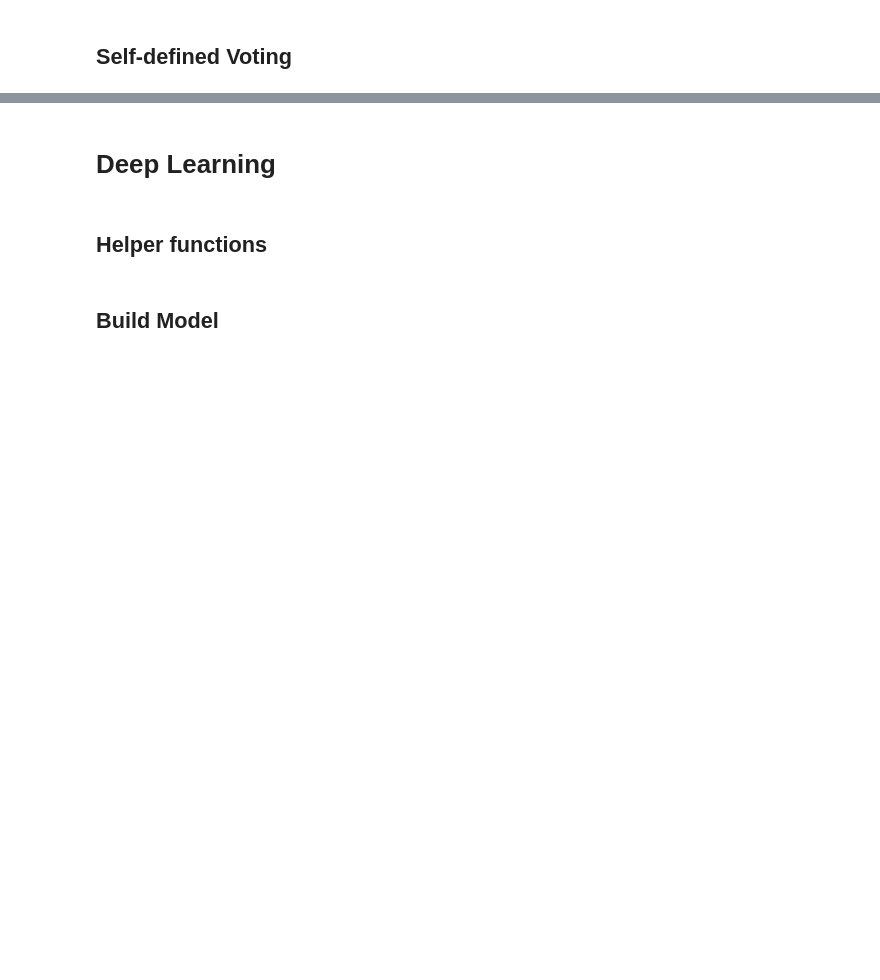
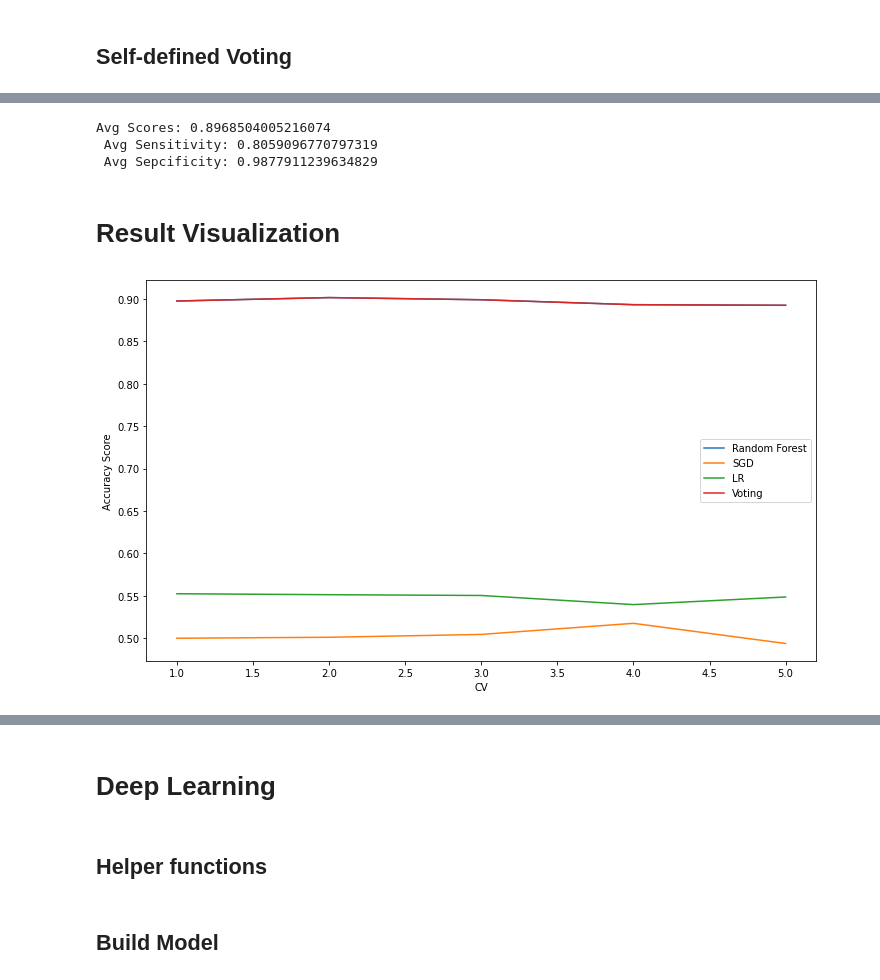
Before and after one commit to GYIKOO/UCIMLHackathon21, a Jupyter notebook: Classification.ipynb, the cells around one changed output, grey strips where cells are left out. Cells and saved outputs as stored; diff of their text form; code cells hidden in the pictures; blank space fills up the shorter version.

Commit message:
cross validation

```diff
--- a/Classification.ipynb
+++ b/Classification.ipynb
@@ -360,4 +521 @@ def train_weight(preds, label, num=3):
     return weight
-# %%
-weight = train_weight(classfiers_pred,validation_labels)
-print(weight)
@@ -428,0 +550,22 @@ confusion matrix [[52371   260]
+# %%
+voting_preds = []
+voting_cv_result = {'scores':[],'sensitivity':[],'specificity':[]}
+for i in range(5):
+  X_train = X_trains[i]
+  X_test = X_tests[i]
+  Y_train = Y_trains[i]
+  Y_test = Y_tests[i]
+
+  classfiers_train_pred = pd.DataFrame({'forest': forest_train_preds[i], 'sgd': sgd_train_preds[i], 'lr': lr_train_preds[i]})
+  classfiers_val_pred = pd.DataFrame({'forest': forest_preds[i], 'sgd': sgd_preds[i], 'lr': lr_preds[i]})
+
+  weight = train_weight(classfiers_train_pred,Y_train)
+  print('weight', weight)
+
+  pred = WMVEpredict(weight, classfiers_val_pred, use_softmax=True)
+  voting_preds.append(pred)
+
+  acc, sen, spe = binary_eval(Y_test, pred)
+  voting_cv_result['scores'].append(acc)
+  voting_cv_result['sensitivity'].append(sen)
+  voting_cv_result['specificity'].append(spe)
@@ -428,0 +591,34 @@ confusion matrix [[52371   260]
+# %%
+from statistics import mean
+
+print('Avg Scores:', mean(voting_cv_result['scores']), '\n',
+   'Avg Sensitivity:', mean(voting_cv_result['sensitivity']), '\n',
+   'Avg Sepcificity:', mean(voting_cv_result['specificity']))
+# %% [output]
+Avg Scores: 0.8968504005216074
+ Avg Sensitivity: 0.8059096770797319
+ Avg Sepcificity: 0.9877911239634829
+# %% [markdown]
+# Result Visualization
+# %%
+import seaborn as sns
+import matplotlib.pyplot as plt
+
+clf = ['Random Forest']*5 + ['SGD']*5 + ['LR']*5 + ['Voting']*5
+
+sen = forest_cv_result['sensitivity']+sgd_cv_result['sensitivity']+lr_cv_result['sensitivity']+voting_cv_result['sensitivity']
+spe = forest_cv_result['specificity']+sgd_cv_result['specificity']+lr_cv_result['specificity']+voting_cv_result['specificity']
+scores = forest_cv_result['scores'] + sgd_cv_result['scores'] + lr_cv_result['scores'] + voting_cv_result['scores']
+
+df = pd.DataFrame({'Classifier':clf,
+                   'Accuracy Score':scores,
+                   'Sensitivity':sen,
+                   'Specificity':spe,
+                   'CV':[1,2,3,4,5]*4})
+# %%
+f, a = plt.subplots(1,1,figsize=(12,7))
+f = sns.lineplot(x='CV',y='Accuracy Score',hue='Classifier',data=df)
+plt.legend()
+plt.show()
+# %% [output]
+[figure, added]
```
Also changed, not shown: parts of 44 cells of this notebook.
